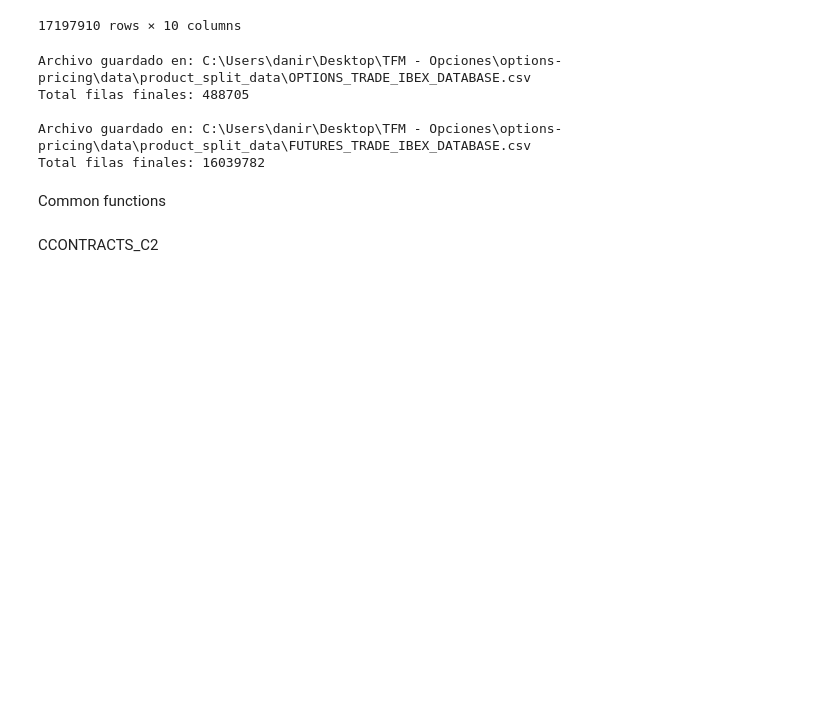
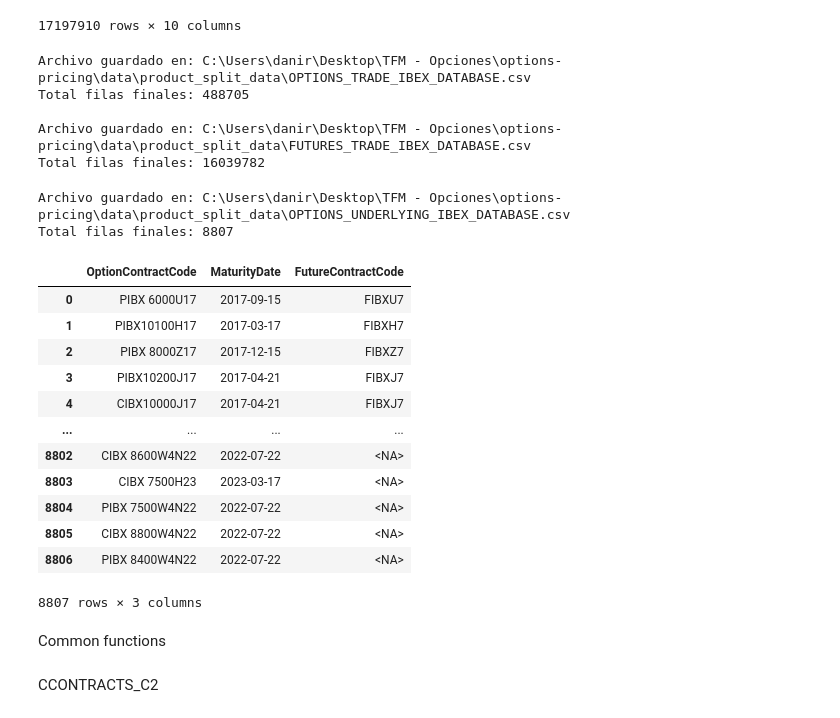
Before and after one commit to epiblasfunds/options-pricing, a Jupyter notebook: data.ipynb, the cells around one changed output. Cells and saved outputs as stored; diff of their text form; code cells hidden in the pictures; blank space fills up the shorter version.

Commit message:
feat: product_split_step - Part II

```diff
--- a/data.ipynb
+++ b/data.ipynb
@@ -98,6 +100,34 @@ Total filas finales: 488705
 
 Archivo guardado en: C:\Users\danir\Desktop\TFM - Opciones\options-pricing\data\product_split_data\FUTURES_TRADE_IBEX_DATABASE.csv
 Total filas finales: 16039782
+# %%
+output_contracts = config.data_config.product_split_config.output_filename_contracts
+
+options_tr_filename = PRODUCT_SPLIT_DATA_STEP_DIR_PATH / f"OPTIONS_{output_contracts}.csv"
+futures_tr_filename = PRODUCT_SPLIT_DATA_STEP_DIR_PATH / f"FUTURES_{output_contracts}.csv"
+
+df = options_future_contract_relationship(
+        options_trades_filename=options_tr_filename,
+        futures_trades_filename=futures_tr_filename,
+    )
+
+df
+# %% [output]
+Archivo guardado en: C:\Users\danir\Desktop\TFM - Opciones\options-pricing\data\product_split_data\OPTIONS_UNDERLYING_IBEX_DATABASE.csv
+Total filas finales: 8807
+|  | OptionContractCode | MaturityDate | FutureContractCode |
+| 0 | PIBX 6000U17 | 2017-09-15 | FIBXU7 |
+| 1 | PIBX10100H17 | 2017-03-17 | FIBXH7 |
+| 2 | PIBX 8000Z17 | 2017-12-15 | FIBXZ7 |
+| 3 | PIBX10200J17 | 2017-04-21 | FIBXJ7 |
+| 4 | CIBX10000J17 | 2017-04-21 | FIBXJ7 |
+| ... | ... | ... | ... |
+| 8802 | CIBX 8600W4N22 | 2022-07-22 | <NA> |
+| 8803 | CIBX 7500H23 | 2023-03-17 | <NA> |
+| 8804 | PIBX 7500W4N22 | 2022-07-22 | <NA> |
+| 8805 | CIBX 8800W4N22 | 2022-07-22 | <NA> |
+| 8806 | PIBX 8400W4N22 | 2022-07-22 | <NA> |
+8807 rows × 3 columns
 # %% [markdown]
 Common functions
 # %%
```
Also changed, not shown: parts of 1 cell of this notebook, 5 other files.
